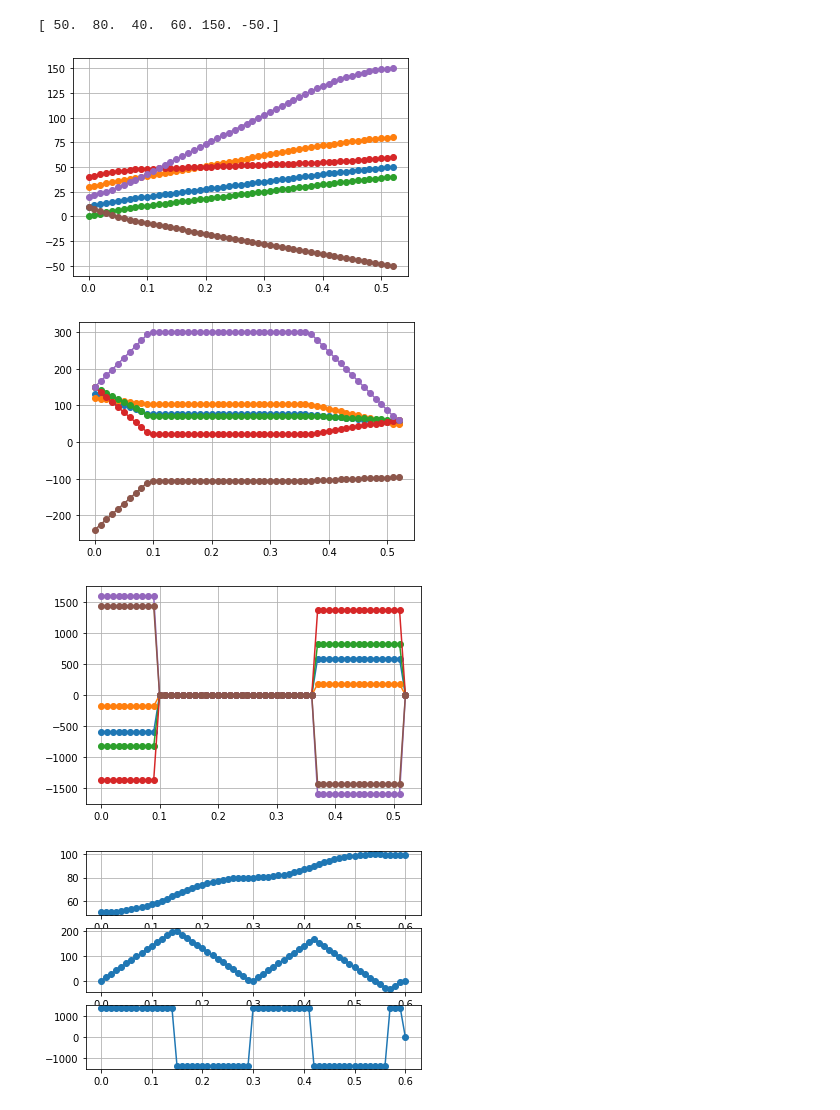
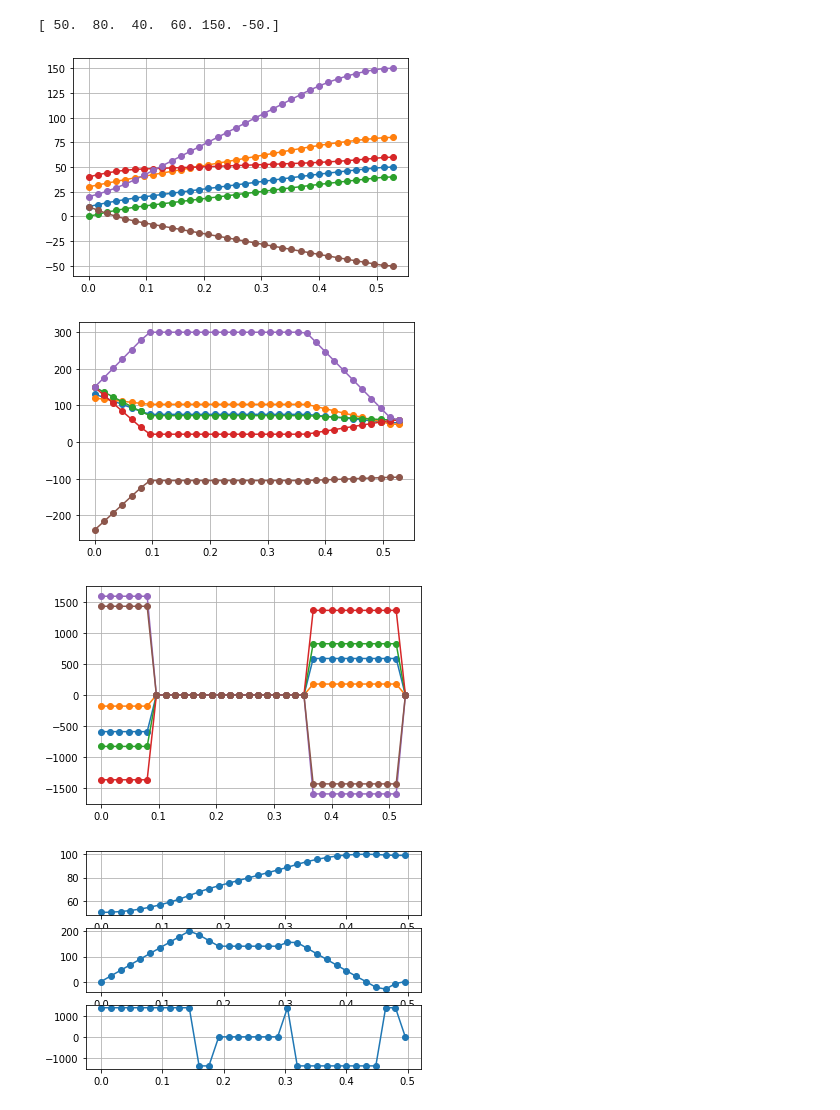
Before and after one commit to szmlb/tvpp, a Jupyter notebook: tvpp_notebook.ipynb, the cells around one changed output. Cells and saved outputs as stored; diff of their text form; code cells hidden in the pictures.

Commit message:
Corrected tvpp_notebook.ipynb for tvpp.blendingType change

```diff
--- a/tvpp_notebook.ipynb
+++ b/tvpp_notebook.ipynb
@@ -4,7 +4,7 @@ import numpy as np
 import matplotlib.pyplot as plt
 # %%
 dof = 6
-ts = 0.01
+ts = 0.016
 vmax = np.zeros(dof) # rad/s
 DEG2RAD = np.pi / 180.0
 vmax[0] = 262.5 * DEG2RAD
@@ -186,35 +186,35 @@ for i in range(dof):
     plt.plot(tdata, adata[i], '-o')
 # %% [output]
 [ 50.  80.  40.  60. 150. -50.]
-[figure, old version]
+[figure, new version]
-[figure, old version]
+[figure, new version]
-[figure, old version]
+[figure, new version]
 # %%
 # example 3.1: single-axis multi-motion TVPP
 q0 = 50.0 * DEG2RAD
 q1 = 80.0 * DEG2RAD
 q2 = 100.0 * DEG2RAD
 qn = 99.0 * DEG2RAD
 
 waypoints = [q0, q1, q2, qn]
-tdata, qdata, vdata, adata = _tvpp.getSingleAxisMultiMotionProfile(0, waypoints)
+tdata, qdata, vdata, adata = _tvpp.getSingleAxisMultiMotionProfile(0, waypoints, tvpp.BlendingType.addingblend)
 qdata = np.array(qdata) / DEG2RAD
 vdata = np.array(vdata) / DEG2RAD
 adata = np.array(adata) / DEG2RAD
 
 plt.figure()
 plt.subplot(3, 1, 1)
 plt.plot(tdata, qdata, '-o')
 plt.grid()
 plt.subplot(3, 1, 2)
 plt.plot(tdata, vdata, '-o')
 plt.grid()
 plt.subplot(3, 1, 3)
 plt.plot(tdata, adata, '-o')
 plt.grid()
 plt.show()
 # %% [output]
-[figure, old version]
+[figure, new version]
 # %%
 # example 3.2: single-axis multi-motion TVPP with non-zero v0 and vn
 q0 = 50.0 * DEG2RAD
```
Also changed, not shown: parts of 6 cells of this notebook.
